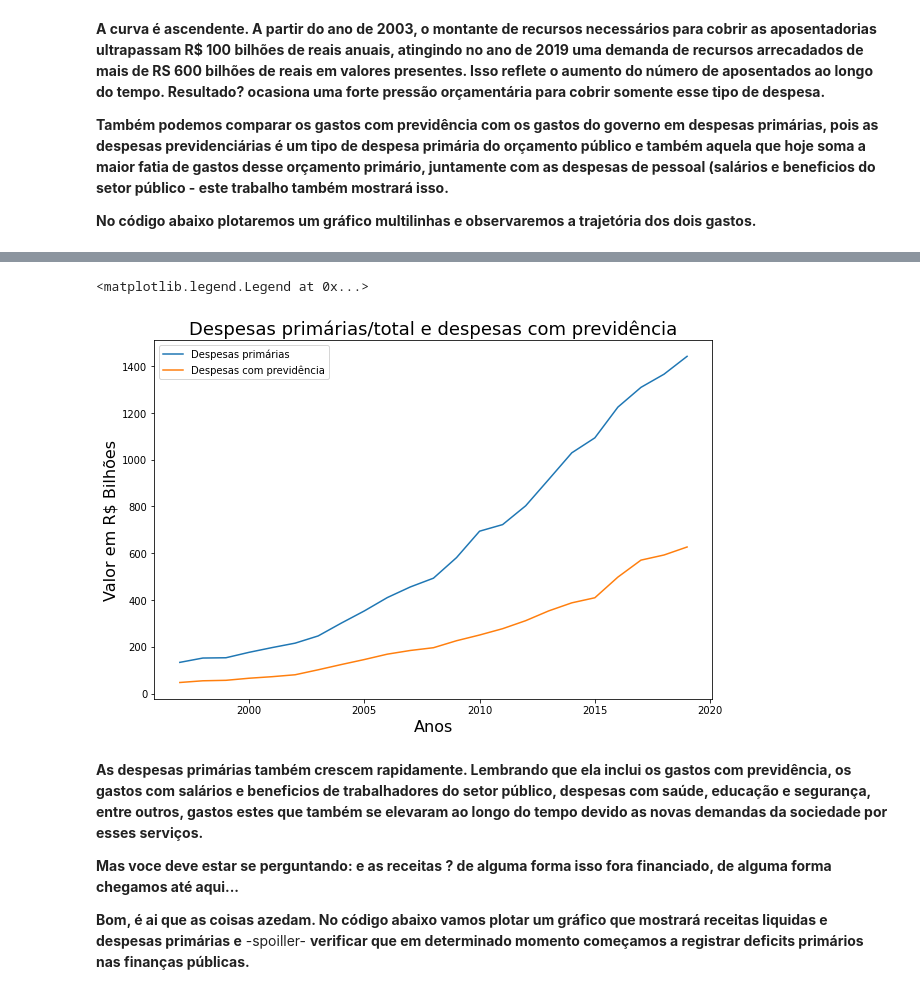
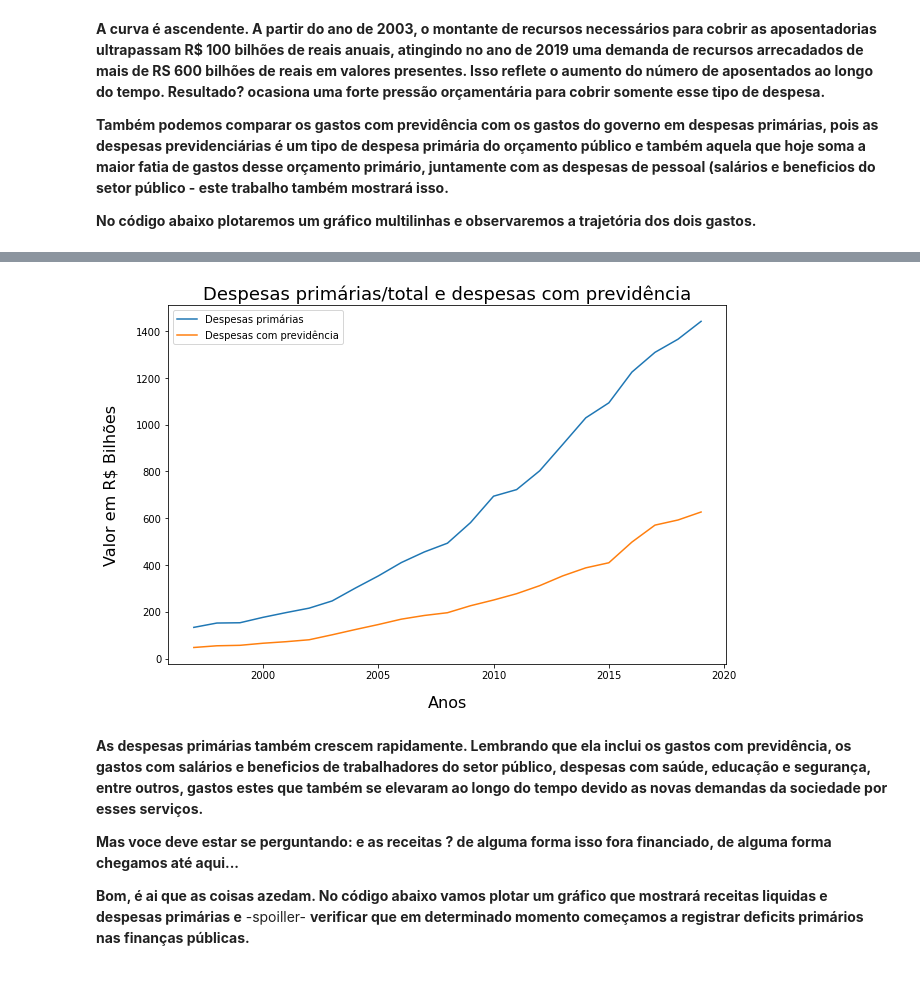
Before and after one commit to jp-data/template_portfolio, a Jupyter notebook: Previdência_social_brasileira.ipynb, the cells around one changed output, grey strips where cells are left out. Drawn from its saved outputs; the diff is of its cells as text; code cells hidden in the pictures.

```diff
--- a/Previdência_social_brasileira.ipynb
+++ b/Previdência_social_brasileira.ipynb
@@ -312,21 +291,21 @@ Name: valor_visual, dtype: object
 # %%
 x=df.Ano
 
 y1=df_valores_reais.Despesa_primaria.apply(divisor)
 y2=df_valores_reais.Despesa_previdencia.apply(divisor)
 
 
 figura=plt.figure(figsize=(10,6.6))
 figura=plt.plot(x,y1,label='Despesas primárias')
 figura=plt.plot(x,y2,label='Despesas com previdência')
-plt.xlabel('Anos',fontsize=16)
-plt.ylabel('Valor em R$ Bilhões',fontsize=16)
+plt.xlabel('Anos',fontsize=16, labelpad= 15)
+plt.ylabel('Valor em R$ Bilhões',fontsize=16, labelpad= 18)
 plt.title('Despesas primárias/total e despesas com previdência', fontsize=18)
 
 plt.legend()
+plt.show()
 # %% [output]
-<matplotlib.legend.Legend at 0x...>
-[figure, old version]
+[figure, new version]
 # %% [markdown]
 **As despesas primárias também crescem rapidamente. Lembrando que ela inclui os gastos com previdência, os gastos com salários e beneficios de trabalhadores do setor público, despesas com saúde, educação e segurança, entre outros, gastos estes que também se elevaram ao longo do tempo devido as novas demandas da sociedade por esses serviços.**
 
```
Also changed, not shown: parts of 15 cells of this notebook.
